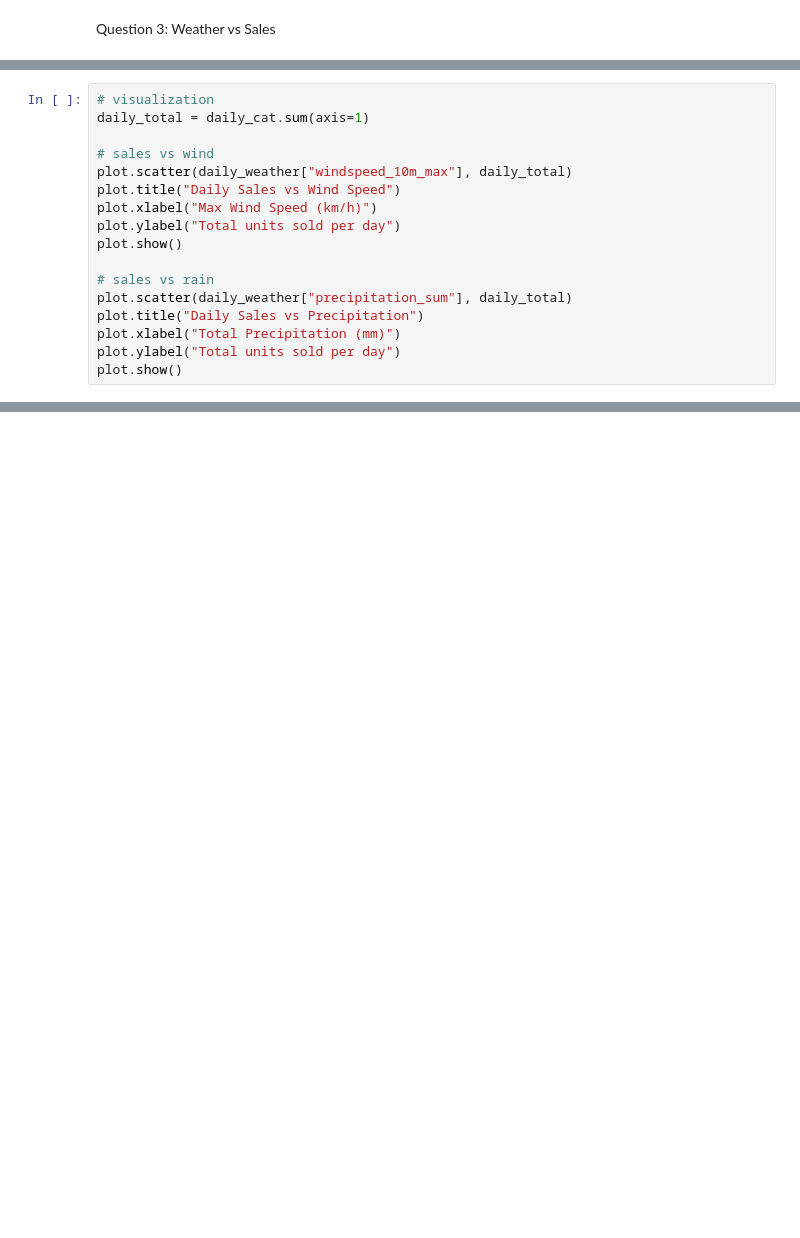
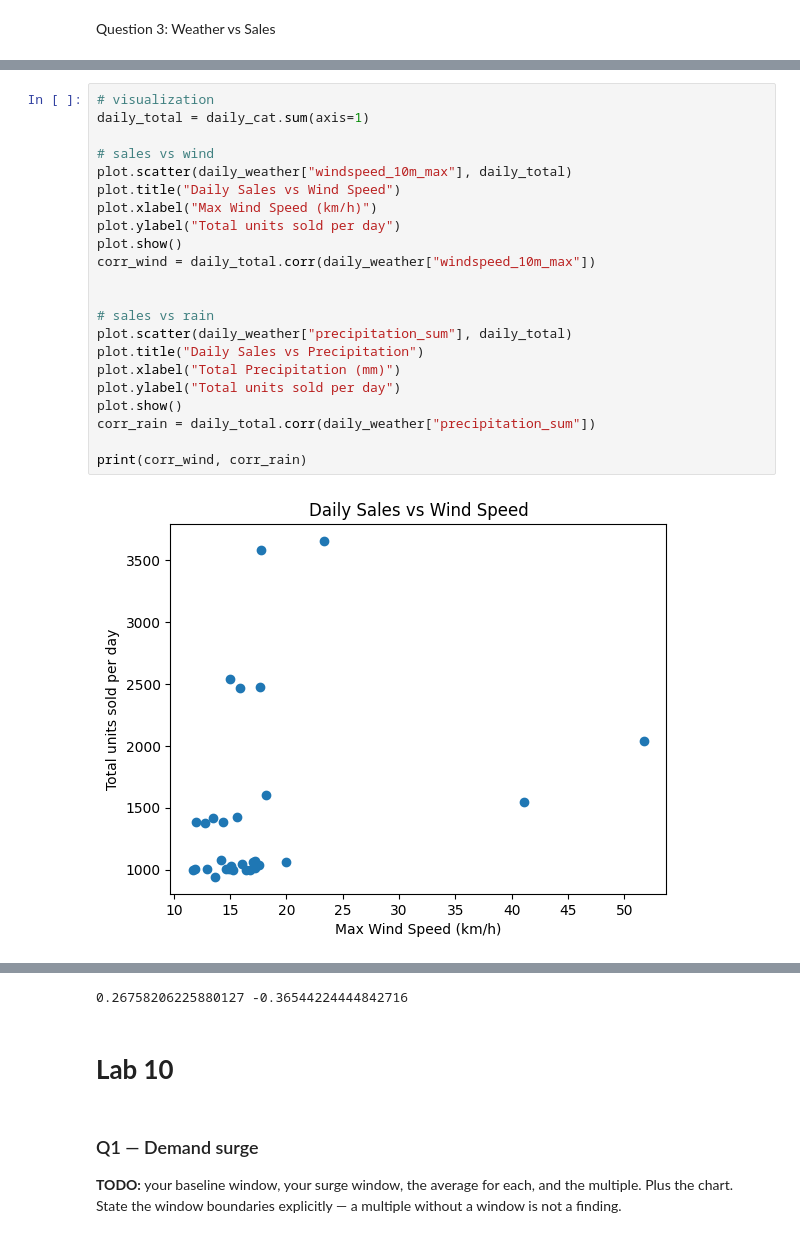
Before and after one commit to ekee7/walmart-hurricane-project, a Jupyter notebook: Walmart_Midterm_Notebook_(DS_2002).ipynb, the cells around one changed output, grey strips where cells are left out. Saved outputs shown, nothing was run; the diff lists cells and outputs as text; blank space fills up the shorter version.

```diff
--- a/Walmart_Midterm_Notebook_(DS_2002).ipynb
+++ b/Walmart_Midterm_Notebook_(DS_2002).ipynb
@@ -1485,17 +1547,24 @@ print(timing)
 # %%
 # visualization
 daily_total = daily_cat.sum(axis=1)
 
 # sales vs wind
 plot.scatter(daily_weather["windspeed_10m_max"], daily_total)
 plot.title("Daily Sales vs Wind Speed")
 plot.xlabel("Max Wind Speed (km/h)")
 plot.ylabel("Total units sold per day")
 plot.show()
+corr_wind = daily_total.corr(daily_weather["windspeed_10m_max"])
+
 
 # sales vs rain
 plot.scatter(daily_weather["precipitation_sum"], daily_total)
 plot.title("Daily Sales vs Precipitation")
 plot.xlabel("Total Precipitation (mm)")
 plot.ylabel("Total units sold per day")
 plot.show()
+corr_rain = daily_total.corr(daily_weather["precipitation_sum"])
+
+print(corr_wind, corr_rain)
+# %% [output]
+[figure, added]
@@ -1501,0 +1572,7 @@ plot.show()
+0.26758206225880127 -0.36544224444842716
+# %% [markdown]
+# **Lab 10**
+# %% [markdown]
+### Q1 — Demand surge
+
+**TODO:** your baseline window, your surge window, the average for each, and the multiple. Plus the chart. State the window boundaries explicitly — a multiple without a window is not a finding.
```
Also changed, not shown: parts of 18 cells of this notebook.
